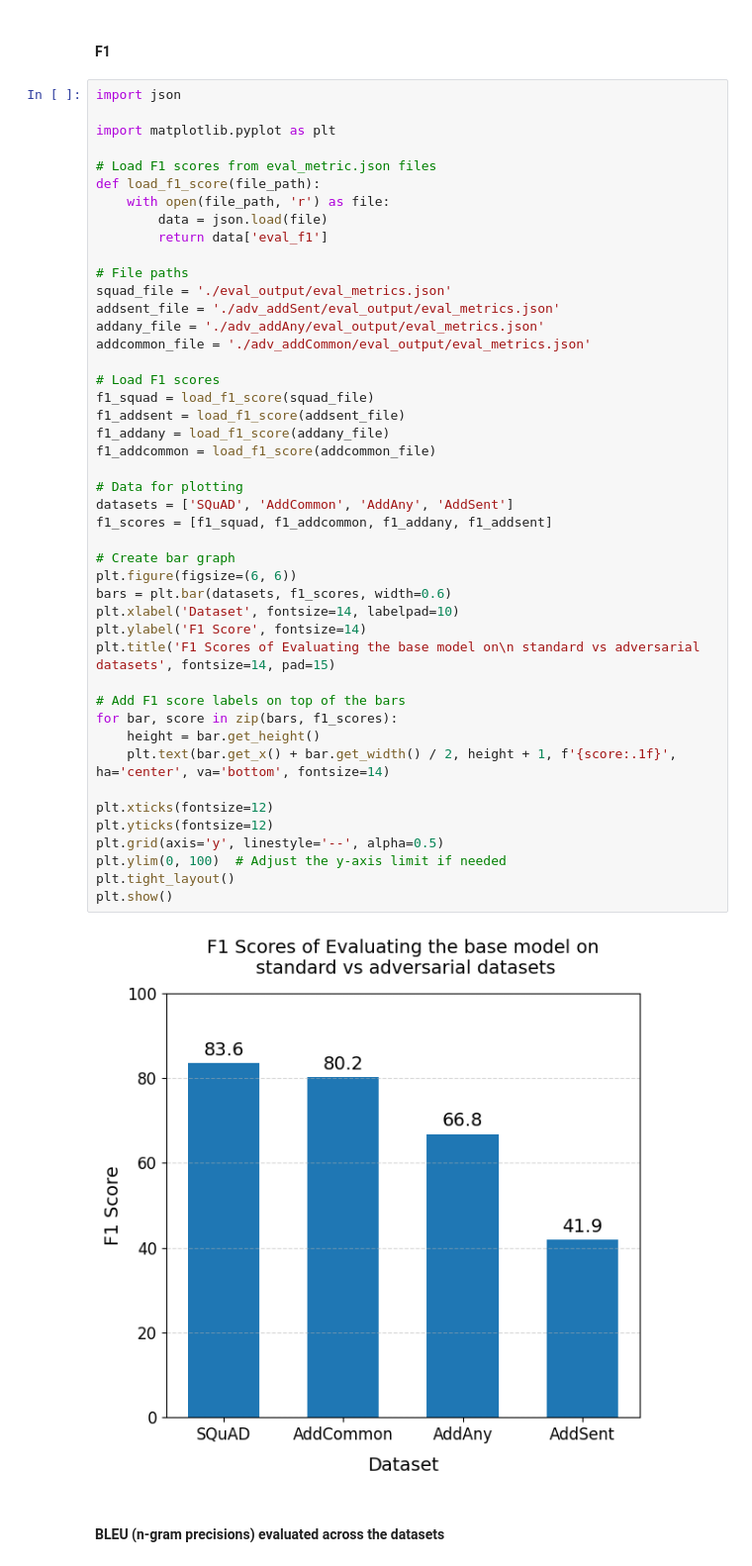
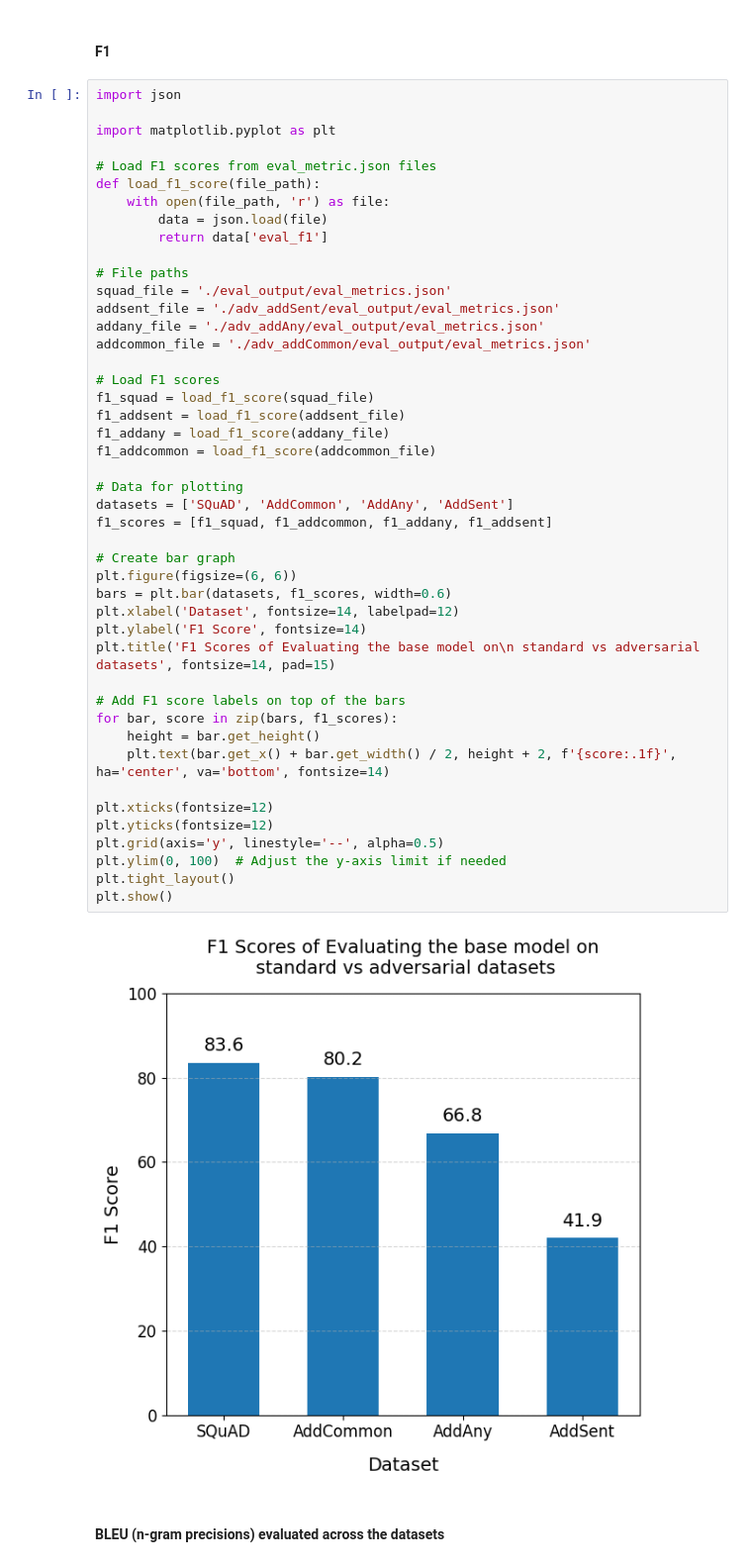
Before and after one commit to Shaz-Momin/nlp-fp-dataset-artifacts, a Jupyter notebook: base_results.ipynb, the cells around one changed output. Shown at 99% size. Saved outputs shown, nothing was run; the diff lists cells and outputs as text.

```diff
--- a/base_results.ipynb
+++ b/base_results.ipynb
@@ -19,36 +19,36 @@ addsent_file = './adv_addSent/eval_output/eval_metrics.json'
 addany_file = './adv_addAny/eval_output/eval_metrics.json'
 addcommon_file = './adv_addCommon/eval_output/eval_metrics.json'
 
 # Load F1 scores
 f1_squad = load_f1_score(squad_file)
 f1_addsent = load_f1_score(addsent_file)
 f1_addany = load_f1_score(addany_file)
 f1_addcommon = load_f1_score(addcommon_file)
 
 # Data for plotting
 datasets = ['SQuAD', 'AddCommon', 'AddAny', 'AddSent']
 f1_scores = [f1_squad, f1_addcommon, f1_addany, f1_addsent]
 
 # Create bar graph
 plt.figure(figsize=(6, 6))
 bars = plt.bar(datasets, f1_scores, width=0.6)
-plt.xlabel('Dataset', fontsize=14, labelpad=10)
+plt.xlabel('Dataset', fontsize=14, labelpad=12)
 plt.ylabel('F1 Score', fontsize=14)
 plt.title('F1 Scores of Evaluating the base model on\n standard vs adversarial datasets', fontsize=14, pad=15)
 
 # Add F1 score labels on top of the bars
 for bar, score in zip(bars, f1_scores):
     height = bar.get_height()
-    plt.text(bar.get_x() + bar.get_width() / 2, height + 1, f'{score:.1f}', ha='center', va='bottom', fontsize=14)
+    plt.text(bar.get_x() + bar.get_width() / 2, height + 2, f'{score:.1f}', ha='center', va='bottom', fontsize=14)
 
 plt.xticks(fontsize=12)
 plt.yticks(fontsize=12)
 plt.grid(axis='y', linestyle='--', alpha=0.5)
 plt.ylim(0, 100)  # Adjust the y-axis limit if needed
 plt.tight_layout()
 plt.show()
 # %% [output]
-[figure, old version]
+[figure, new version]
 # %% [markdown]
 #### BLEU (n-gram precisions) evaluated across the datasets
 # %%
```
Also changed, not shown: parts of 1 cell of this notebook, 2 other files.
